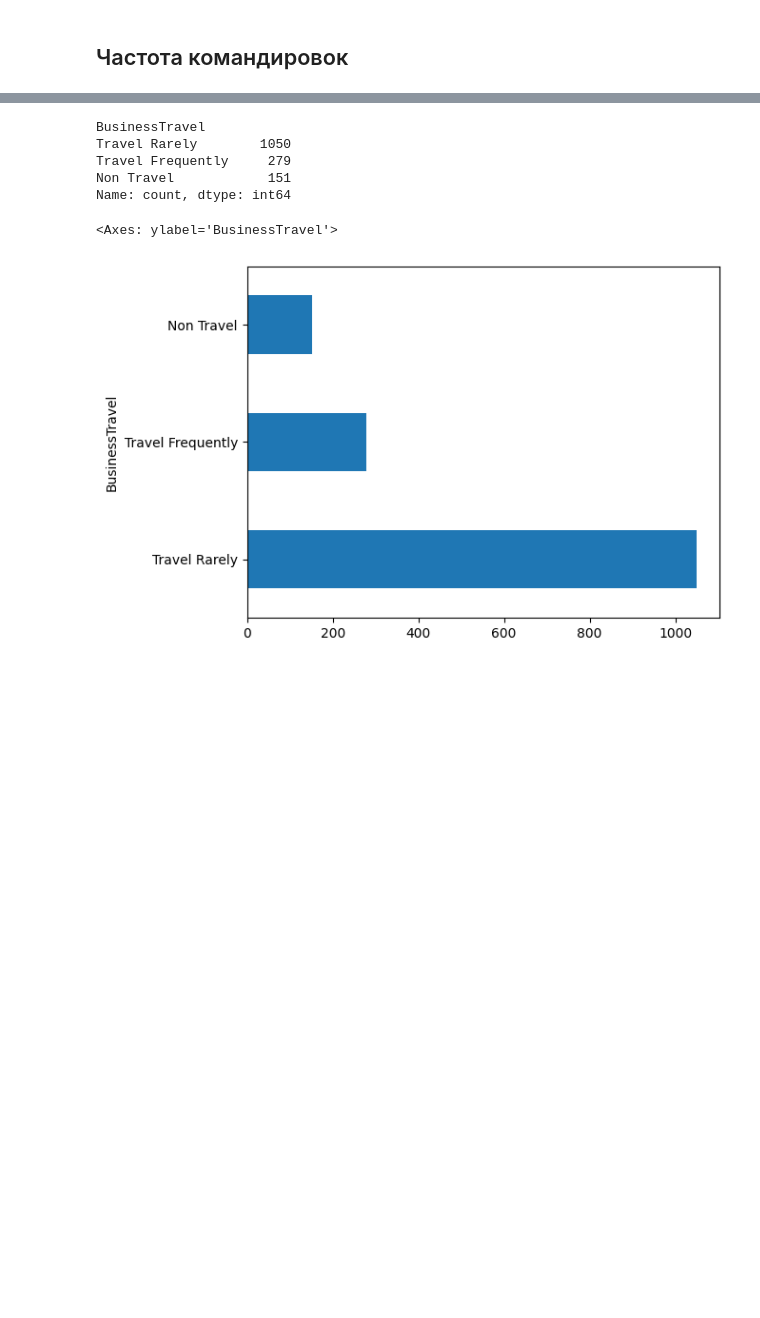
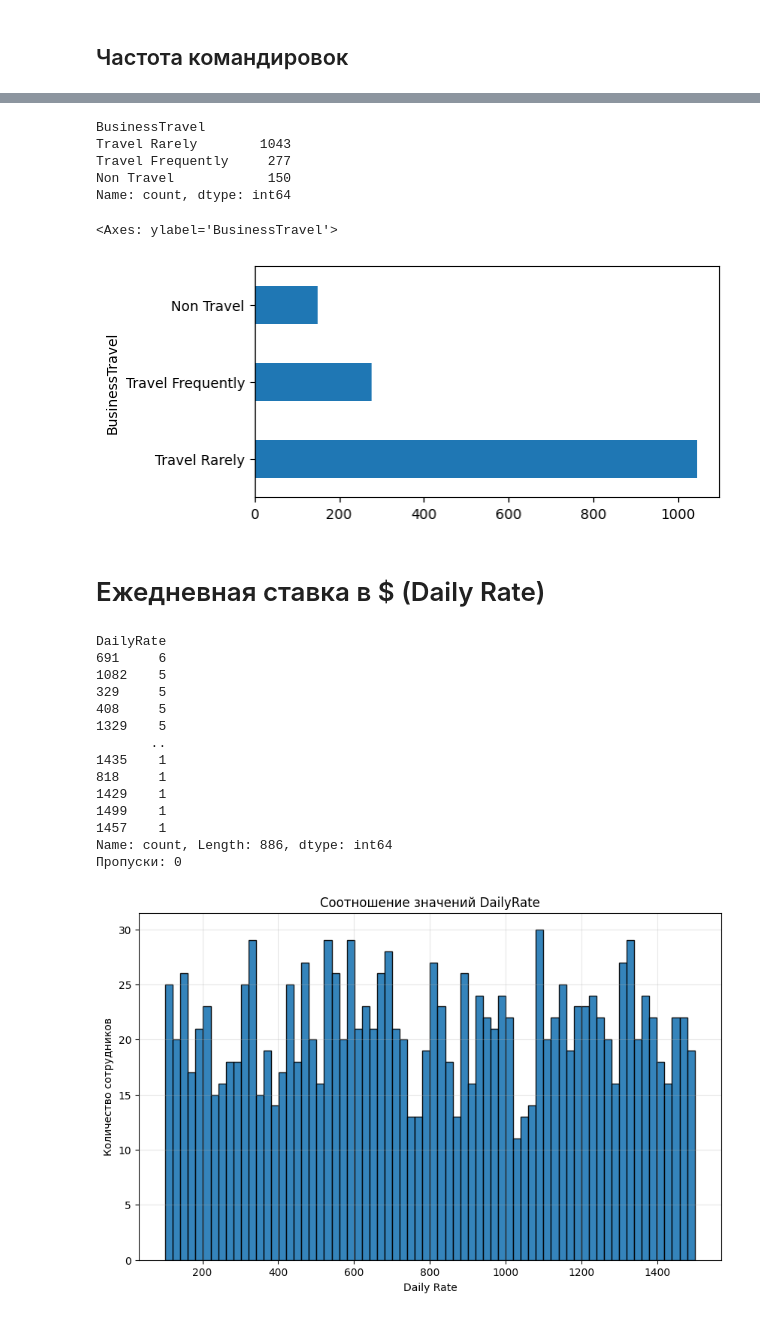
Before and after one commit to svinoczarITMO/s7-da-lab1, a Jupyter notebook: hranalytics.ipynb, the cells around one changed output, grey strips where cells are left out. Drawn from its saved outputs; the diff is of its cells as text; code cells hidden in the pictures; blank space fills up the shorter version.

```diff
--- a/hranalytics.ipynb
+++ b/hranalytics.ipynb
@@ -131,12 +180,42 @@ df["BusinessTravel"] = df["BusinessTravel"].replace('Travel_Frequently', 'Travel
 df["BusinessTravel"] = df["BusinessTravel"].replace('Non-Travel', 'Non Travel')
 
 print(df['BusinessTravel'].value_counts())
-df['BusinessTravel'].value_counts().plot(kind='barh')
+df['BusinessTravel'].value_counts().plot(kind='barh', figsize=(6, 3))
 # %% [output]
 BusinessTravel
-Travel Rarely        1050
-Travel Frequently     279
-Non Travel            151
+Travel Rarely        1043
+Travel Frequently     277
+Non Travel            150
 Name: count, dtype: int64
 <Axes: ylabel='BusinessTravel'>
-[figure, old version]
+[figure, new version]
+# %% [markdown]
+# Ежедневная ставка в $ (Daily Rate)
+# %%
+print(df['DailyRate'].value_counts())
+# df['DailyRate'].value_counts().plot(kind='barh', figsize=(6, 20))
+print("Пропуски:", sum(pd.isnull(df['DailyRate'])))
+
+plt.figure(figsize=(10, 6))
+plt.hist(df['DailyRate'], bins=70, edgecolor='black', alpha=0.9)
+plt.title('Соотношение значений DailyRate')
+plt.xlabel('Daily Rate')
+plt.ylabel('Количество сотрудников')
+plt.grid(alpha=0.3)
+plt.show()
+# %% [output]
+DailyRate
+691     6
+1082    5
+329     5
+408     5
+1329    5
+       ..
+1435    1
+818     1
+1429    1
+1499    1
+1457    1
+Name: count, Length: 886, dtype: int64
+Пропуски: 0
+[figure, added]
```
Also changed, not shown: parts of 26 cells of this notebook, 1 other file.
